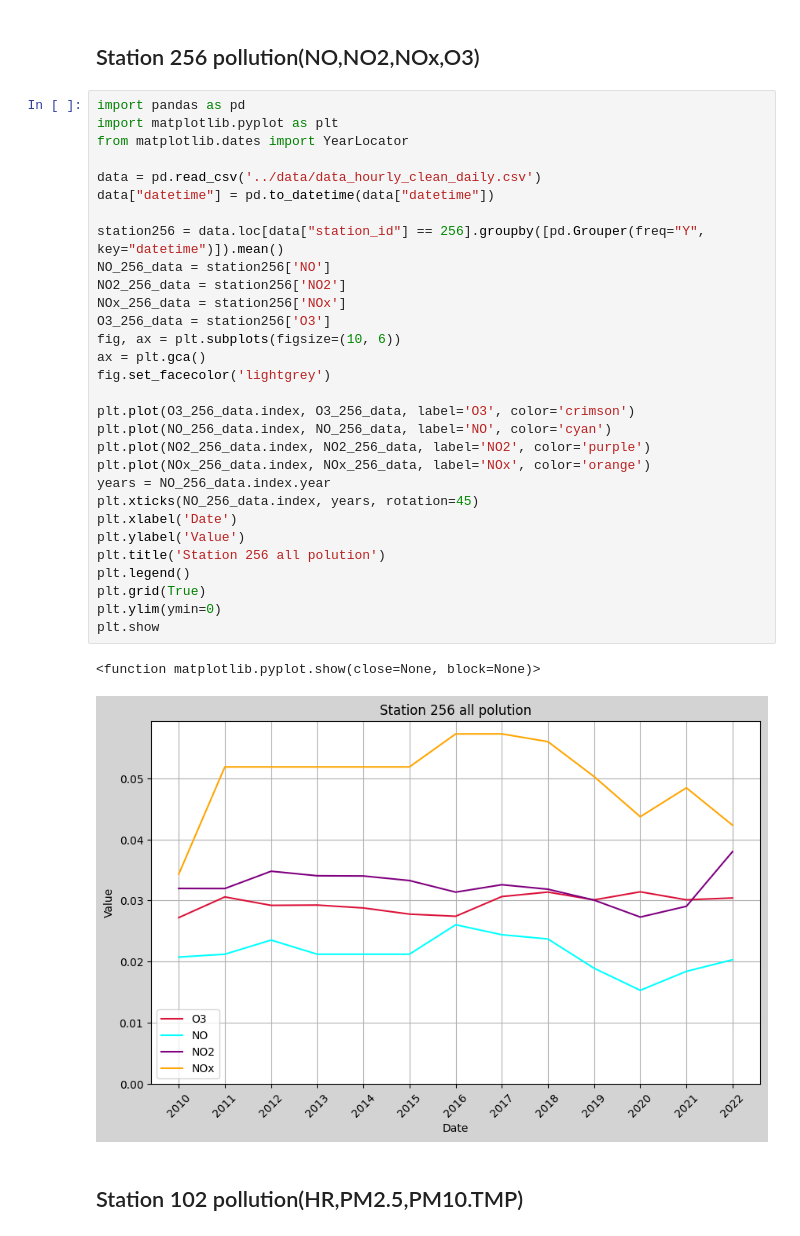
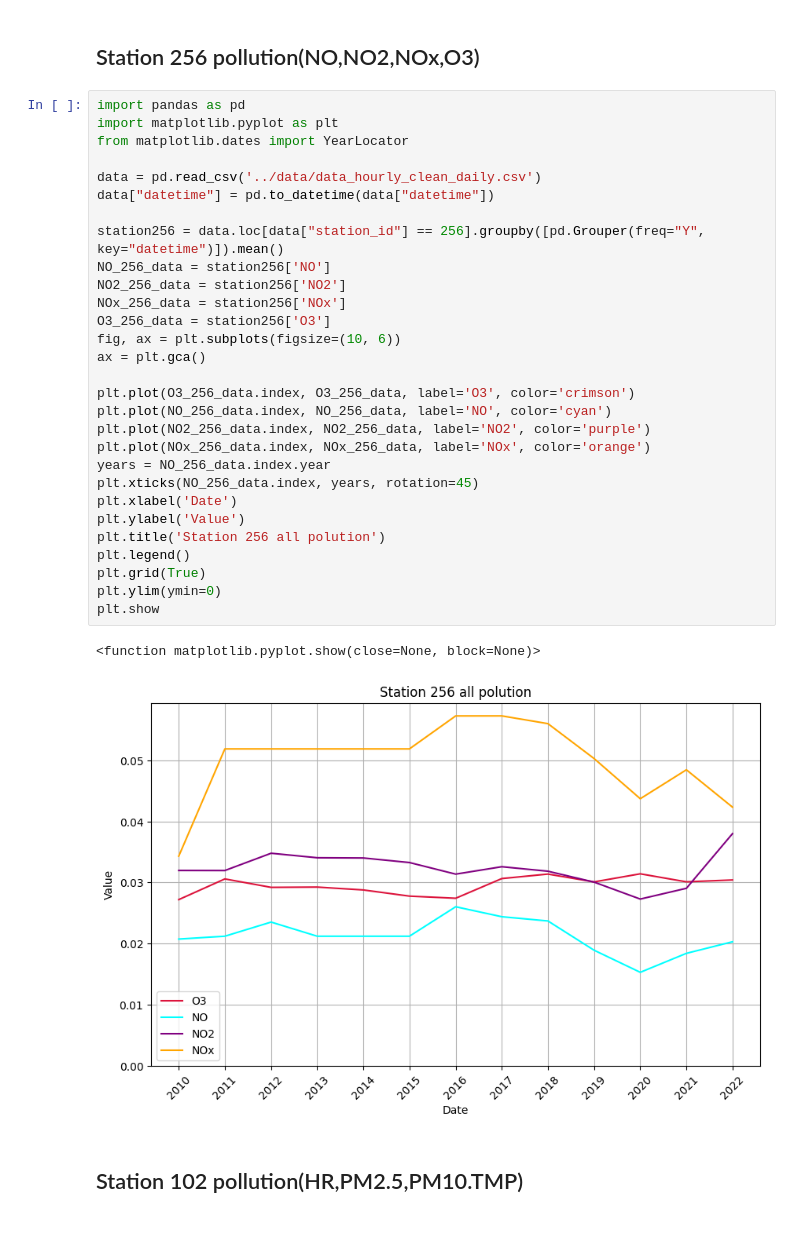
Before and after one commit to 4KV6/Data-Analysis-Project, a Jupyter notebook: code/3visualization.ipynb, the cells around one changed output. Drawn from its saved outputs; the diff is of its cells as text.

```diff
--- a/code/3visualization.ipynb
+++ b/code/3visualization.ipynb
@@ -135,35 +134,34 @@ plt.show
 import pandas as pd
 import matplotlib.pyplot as plt
 from matplotlib.dates import YearLocator
 
 data = pd.read_csv('../data/data_hourly_clean_daily.csv')
 data["datetime"] = pd.to_datetime(data["datetime"])
 
 station256 = data.loc[data["station_id"] == 256].groupby([pd.Grouper(freq="Y", key="datetime")]).mean()
 NO_256_data = station256['NO']
 NO2_256_data = station256['NO2']
 NOx_256_data = station256['NOx']
 O3_256_data = station256['O3']
 fig, ax = plt.subplots(figsize=(10, 6))
 ax = plt.gca()
-fig.set_facecolor('lightgrey')
 
 plt.plot(O3_256_data.index, O3_256_data, label='O3', color='crimson')
 plt.plot(NO_256_data.index, NO_256_data, label='NO', color='cyan')
 plt.plot(NO2_256_data.index, NO2_256_data, label='NO2', color='purple')
 plt.plot(NOx_256_data.index, NOx_256_data, label='NOx', color='orange')
 years = NO_256_data.index.year
 plt.xticks(NO_256_data.index, years, rotation=45)
 plt.xlabel('Date')
 plt.ylabel('Value')
 plt.title('Station 256 all polution')
 plt.legend()
 plt.grid(True)
 plt.ylim(ymin=0)
 plt.show
 # %% [output]
 <function matplotlib.pyplot.show(close=None, block=None)>
-[figure, old version]
+[figure, new version]
 # %% [markdown]
 ## Station 102 pollution(HR,PM2.5,PM10.TMP)
 # %%
```
Also changed, not shown: parts of 5 cells of this notebook.
